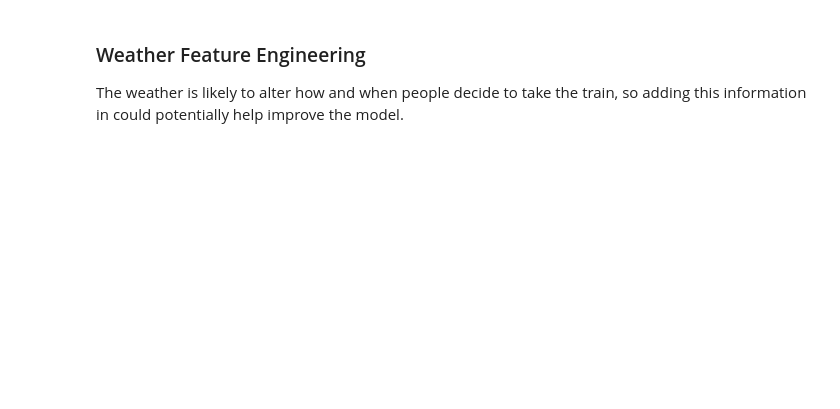
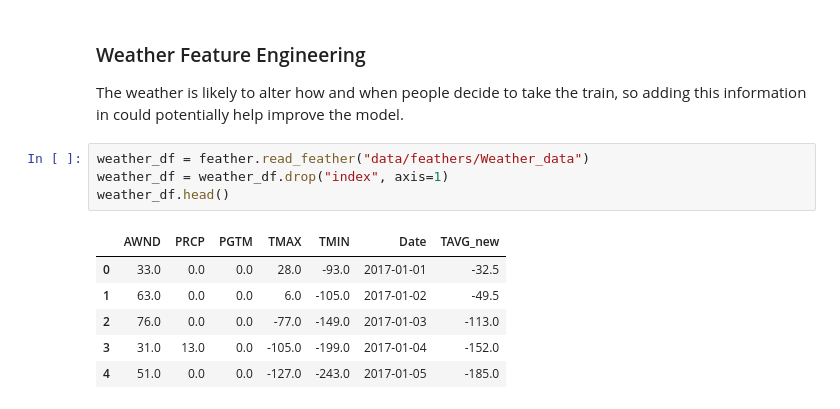
Before and after one commit to tim-radtke/CSC5610_CTA, a Jupyter notebook: CTA_Final_Project_Baseline_Model.ipynb, the cells around one changed output. Saved outputs shown, nothing was run; the diff lists cells and outputs as text; blank space fills up the shorter version.

Commit message:
Weather Feature Engineering Start

```diff
--- a/CTA_Final_Project_Baseline_Model.ipynb
+++ b/CTA_Final_Project_Baseline_Model.ipynb
@@ -790,3 +790,14 @@ plt.show()
 # %% [markdown]
 ### Weather Feature Engineering
 The weather is likely to alter how and when people decide to take the train, so adding this information in could potentially help improve the model.
+# %%
+weather_df = feather.read_feather("data/feathers/Weather_data")
+weather_df = weather_df.drop("index", axis=1)
+weather_df.head()
+# %% [output]
+|  | AWND | PRCP | PGTM | TMAX | TMIN | Date | TAVG_new |
+| 0 | 33.0 | 0.0 | 0.0 | 28.0 | -93.0 | 2017-01-01 | -32.5 |
+| 1 | 63.0 | 0.0 | 0.0 | 6.0 | -105.0 | 2017-01-02 | -49.5 |
+| 2 | 76.0 | 0.0 | 0.0 | -77.0 | -149.0 | 2017-01-03 | -113.0 |
+| 3 | 31.0 | 13.0 | 0.0 | -105.0 | -199.0 | 2017-01-04 | -152.0 |
+| 4 | 51.0 | 0.0 | 0.0 | -127.0 | -243.0 | 2017-01-05 | -185.0 |
```
Also changed, not shown: parts of 10 cells of this notebook.
